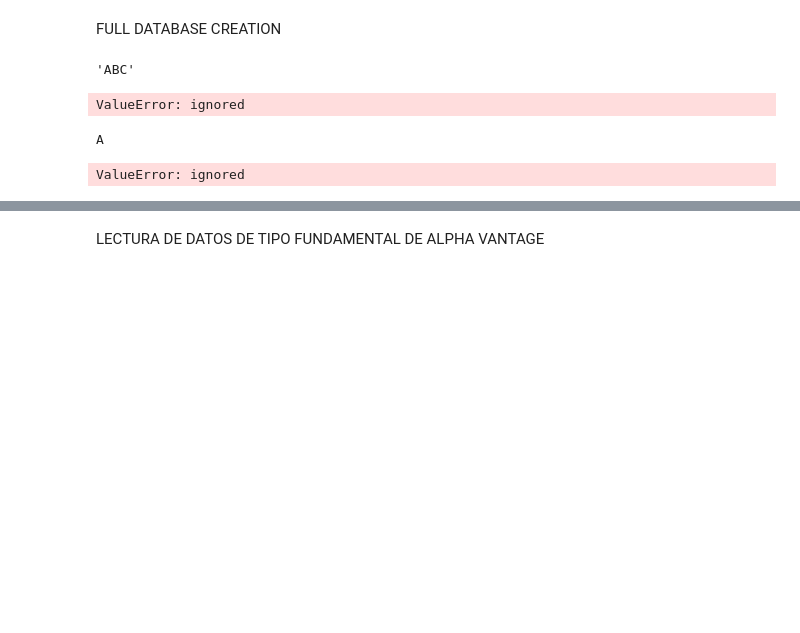
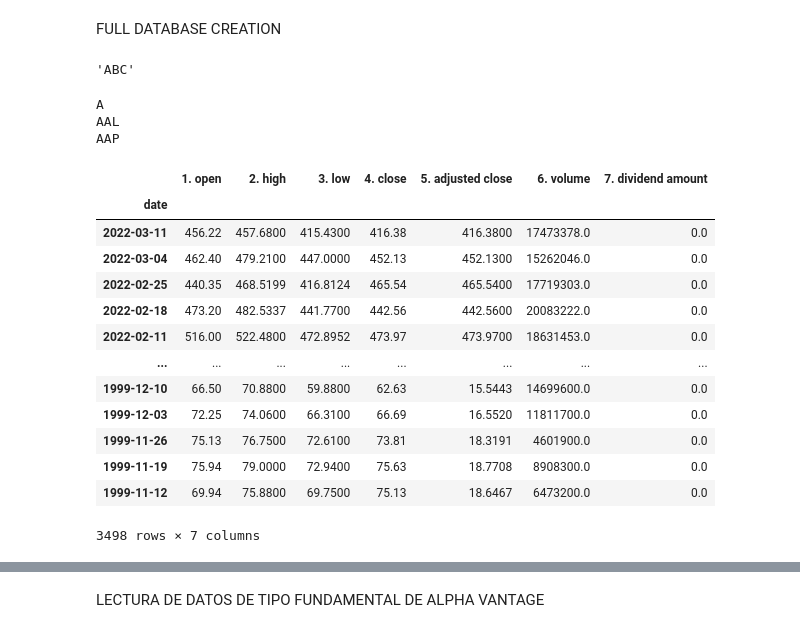
Before and after one commit to ferranfont/sp500, a Jupyter notebook: feed_sql.ipynb, the cells around one changed output, grey strips where cells are left out. Drawn from its saved outputs; the diff is of its cells as text; code cells hidden in the pictures; blank space fills up the shorter version.

```diff
--- a/feed_sql.ipynb
+++ b/feed_sql.ipynb
@@ -125,29 +122,39 @@ FULL DATABASE CREATION
 acciones_full['symbol'].loc[5]
 # %% [output]
 'ABC'
-# %%
-
-data = ts.get_daily_adjusted('A')
-# %% [output]
-ValueError: ignored
 # %%
 bridge1 = pd.DataFrame()
 
 for i in range(len(acciones_full))[:3]:
   symbol = acciones_full['symbol'].loc[i]
   print(symbol)
 
-  simbolo = 'A'
-  data = ts.get_daily_adjusted(simbolo)
+  simbolo = 'ADBE'
+  data = ts.get_weekly_adjusted(simbolo)
   #datos =data[0]
 
   datos9 =data[0]
-  #bridge1 = bridge1.append([datos9])
+  bridge1 = bridge1.append([datos9])
 
 
-datos9
+bridge1
 # %% [output]
 A
+AAL
+AAP
+|  | 1. open | 2. high | 3. low | 4. close | 5. adjusted close | 6. volume | 7. dividend amount |
+| date |  |  |  |  |  |  |  |
+| 2022-03-11 | 456.22 | 457.6800 | 415.4300 | 416.38 | 416.3800 | 17473378.0 | 0.0 |
+| 2022-03-04 | 462.40 | 479.2100 | 447.0000 | 452.13 | 452.1300 | 15262046.0 | 0.0 |
+| 2022-02-25 | 440.35 | 468.5199 | 416.8124 | 465.54 | 465.5400 | 17719303.0 | 0.0 |
+| 2022-02-18 | 473.20 | 482.5337 | 441.7700 | 442.56 | 442.5600 | 20083222.0 | 0.0 |
+| 2022-02-11 | 516.00 | 522.4800 | 472.8952 | 473.97 | 473.9700 | 18631453.0 | 0.0 |
+| ... | ... | ... | ... | ... | ... | ... | ... |
+| 1999-12-10 | 66.50 | 70.8800 | 59.8800 | 62.63 | 15.5443 | 14699600.0 | 0.0 |
+| 1999-12-03 | 72.25 | 74.0600 | 66.3100 | 66.69 | 16.5520 | 11811700.0 | 0.0 |
+| 1999-11-26 | 75.13 | 76.7500 | 72.6100 | 73.81 | 18.3191 | 4601900.0 | 0.0 |
+| 1999-11-19 | 75.94 | 79.0000 | 72.9400 | 75.63 | 18.7708 | 8908300.0 | 0.0 |
+| 1999-11-12 | 69.94 | 75.8800 | 69.7500 | 75.13 | 18.6467 | 6473200.0 | 0.0 |
-ValueError: ignored
+3498 rows × 7 columns
 # %%
 bridge1
```
Also changed, not shown: parts of 9 cells of this notebook.
